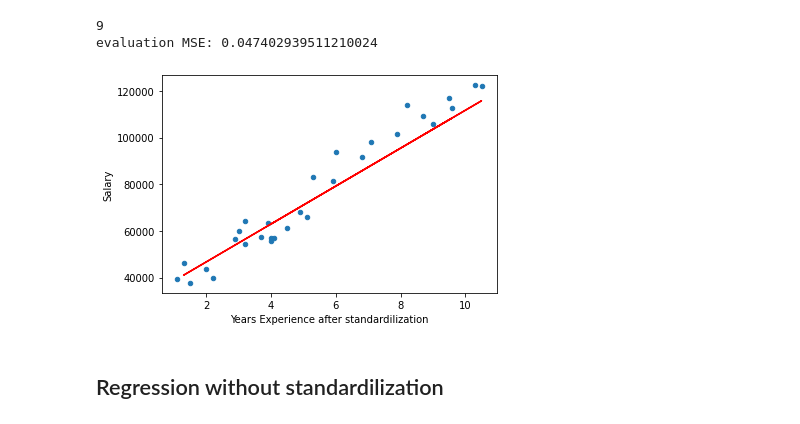
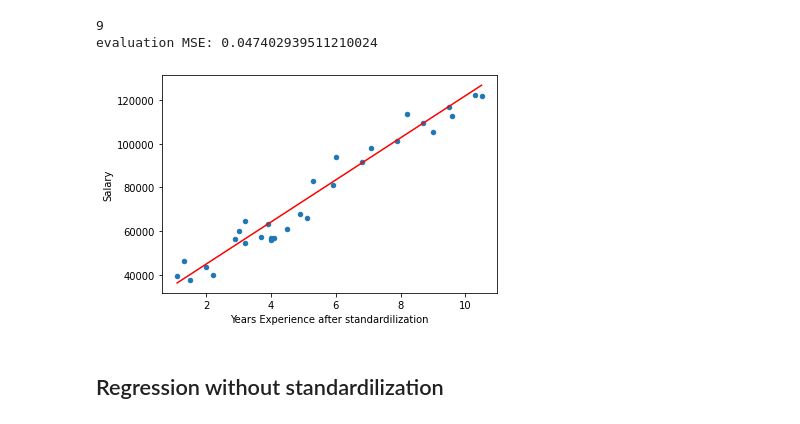
Before and after one commit to tsaiyftw/pycs4001, a Jupyter notebook: hw5_蔡宜芳.ipynb, the cells around one changed output. Saved outputs shown, nothing was run; the diff lists cells and outputs as text; code cells hidden in the pictures.

```diff
--- a/hw5_蔡宜芳.ipynb
+++ b/hw5_蔡宜芳.ipynb
@@ -68,19 +68,19 @@ print(f"evaluation MSE: {mean_squared_error(test_y_scaled, y_predicted)}")
 9
 evaluation MSE: 0.047402939511210024
 # %%
-y_predicted = regression.predict(scaler_x.transform(test_x_scaled))
+y_predicted = regression.predict(scaler_x.transform(X))
 # print(len(y_predicted))
 # print(y_predicted)
 y_predicted_inversed = scaler_y.inverse_transform(y_predicted)
 # print(y_predicted_inversed)
 
 plt.scatter(X,Y,s=20, label="train")
-plt.plot(test_x, y_predicted_inversed , color="red")
+plt.plot(X, y_predicted_inversed , color="red")
 plt.xlabel("Years Experience after standardilization")
 plt.ylabel("Salary")
 plt.show()
 # %% [output]
-[figure, old version]
+[figure, new version]
 # %% [markdown]
 ## Regression without standardilization
 # %%
```
Also changed, not shown: parts of 1 cell of this notebook.
